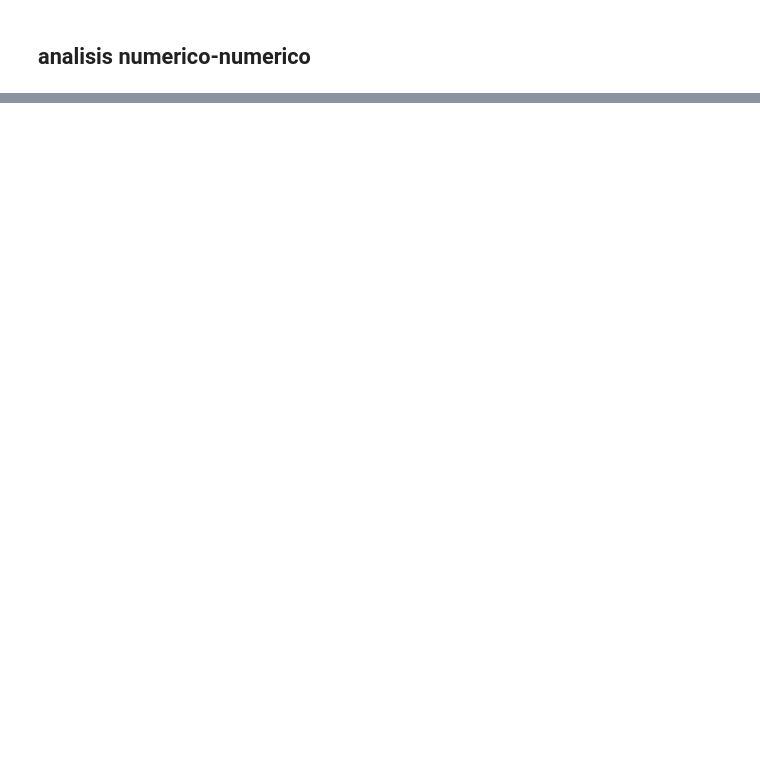
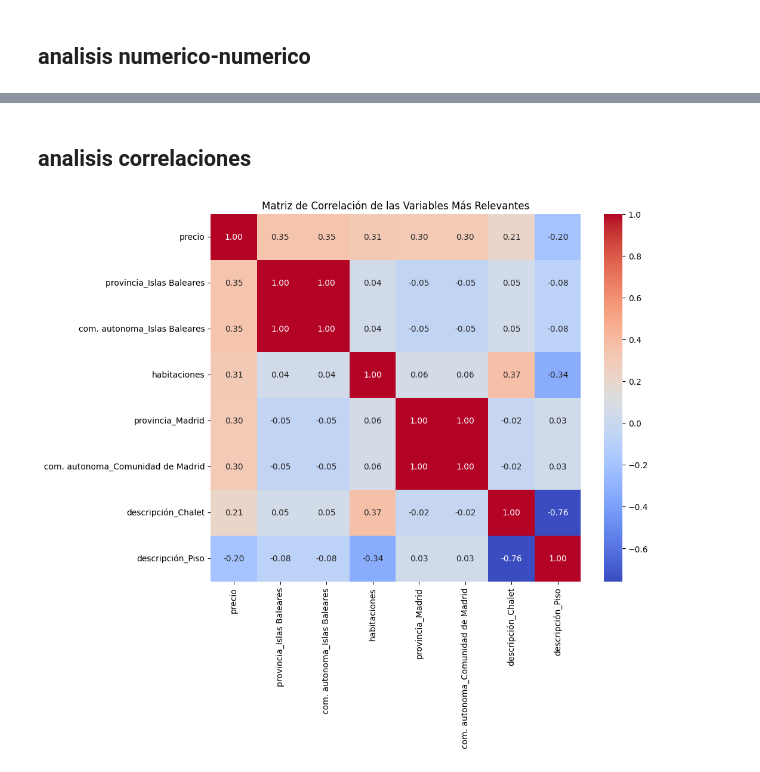
Before and after one commit to 4GeeksAcademy/028-PROYECTO_FINAL_VIVIENDAS-main-4geeks, a Jupyter notebook: src/eda.ipynb, the cells around one changed output, grey strips where cells are left out. Drawn from its saved outputs; the diff is of its cells as text; code cells hidden in the pictures; blank space fills up the shorter version.

```diff
--- a/src/eda.ipynb
+++ b/src/eda.ipynb
@@ -240,0 +253,28 @@ plt.show()
+# %% [markdown]
+## analisis correlaciones
+# %%
+import pandas as pd
+import matplotlib.pyplot as plt
+import seaborn as sns
+
+
+# Realizar one-hot encoding para las variables categóricas
+dataframe_encoded = pd.get_dummies(dataframe, columns=['com. autonoma', 'provincia', 'descripción'], drop_first=True)
+
+# Calcular la matriz de correlación
+correlation_matrix = dataframe_encoded.corr()
+
+# Seleccionar las N variables más correlacionadas con 'precio'
+N = 8
+top_correlated_features = correlation_matrix['precio'].abs().sort_values(ascending=False).head(N).index
+
+# Filtrar la matriz de correlación para incluir solo las variables seleccionadas
+correlation_matrix_filtered = correlation_matrix.loc[top_correlated_features, top_correlated_features]
+
+# Visualizar la matriz de correlación filtrada
+plt.figure(figsize=(10, 8))
+sns.heatmap(correlation_matrix_filtered, annot=True, cmap='coolwarm', fmt=".2f")
+plt.title("Matriz de Correlación de las Variables Más Relevantes")
+plt.show()
+# %% [output]
+[figure, added]
```
Also changed, not shown: parts of 14 cells of this notebook, 3 other files.
